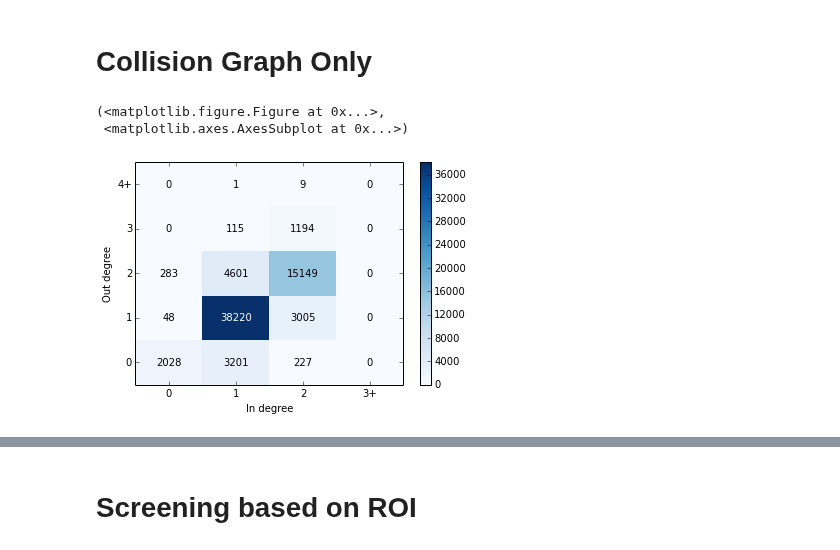
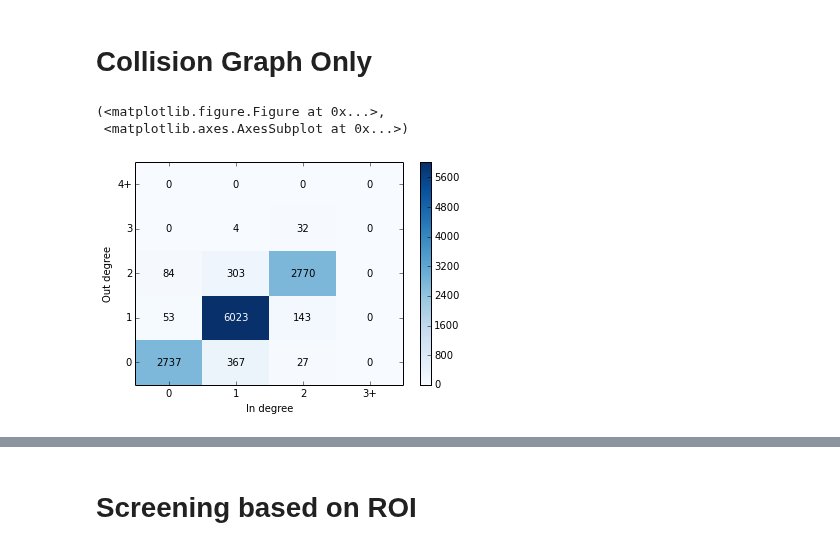
Before and after one commit to amarallab/waldo, a Jupyter notebook: workbooks/beyond_collisions.ipynb, the cells around one changed output, grey strips where cells are left out. Cells and saved outputs as stored; diff of their text form; code cells hidden in the pictures.

```diff
--- a/workbooks/beyond_collisions.ipynb
+++ b/workbooks/beyond_collisions.ipynb
@@ -32,13 +81,13 @@ Python 2.7.3 (default, Feb 27 2014 20:00:17) [GCC 4.6.3] on linux2
 # %%
 #ex_id = '20130614_120518'
 ex_id = '20130318_131111'
-#ex_id = '20130414_140704'
+ex_id = '20130414_140704'
 
 experiment = multiworm.Experiment(experiment_id=ex_id)
 experiment.load_summary(graph=True)
 graph = experiment.collision_graph
 collider.viz.direct_degree_distribution(graph, (3, 4))
 # %% [output]
 (<matplotlib.figure.Figure at 0x...>,
  <matplotlib.axes.AxesSubplot at 0x...>)
-[figure, old version]
+[figure, new version]
```
Also changed, not shown: parts of 13 cells of this notebook, 4 other files.
